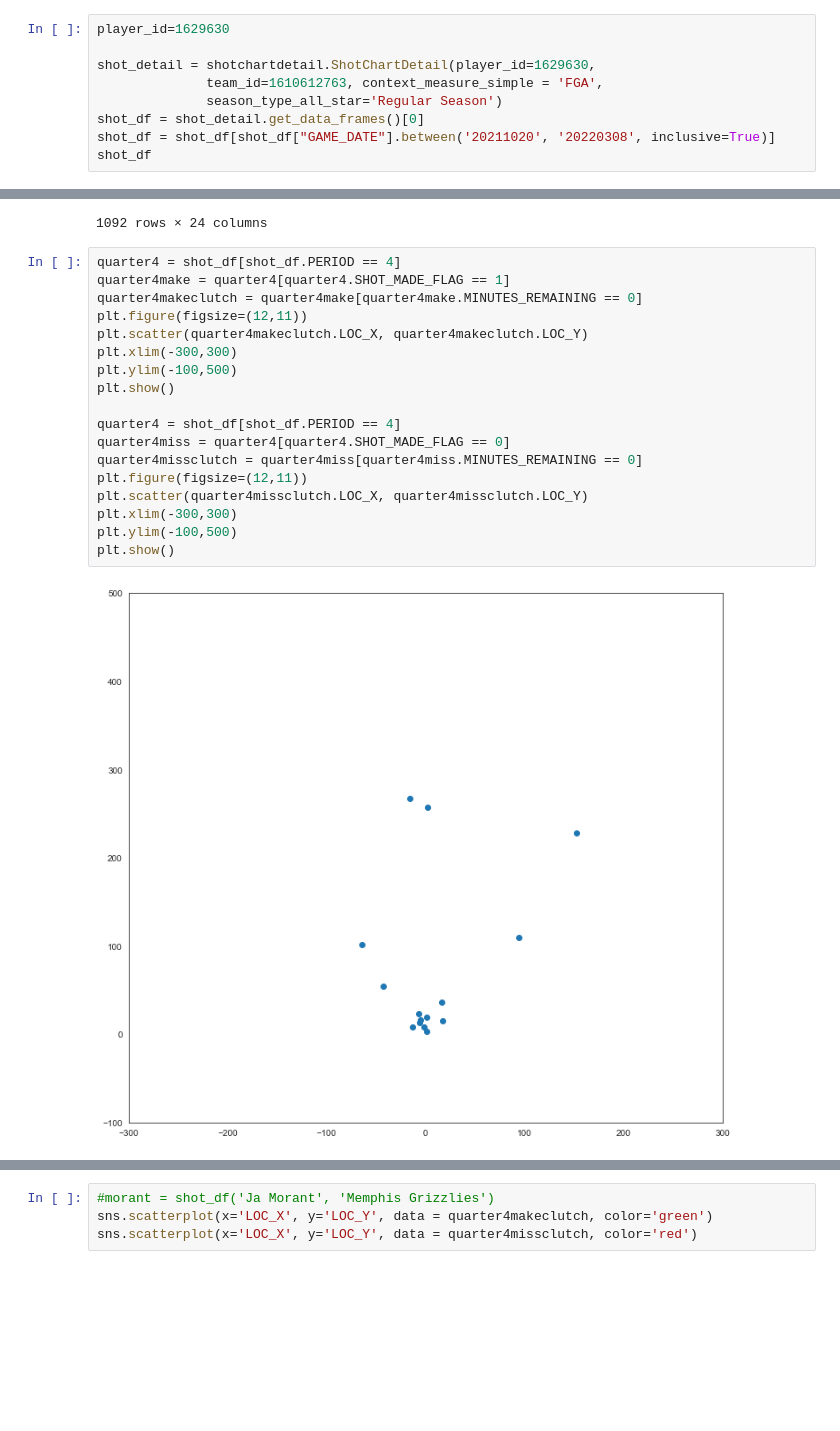
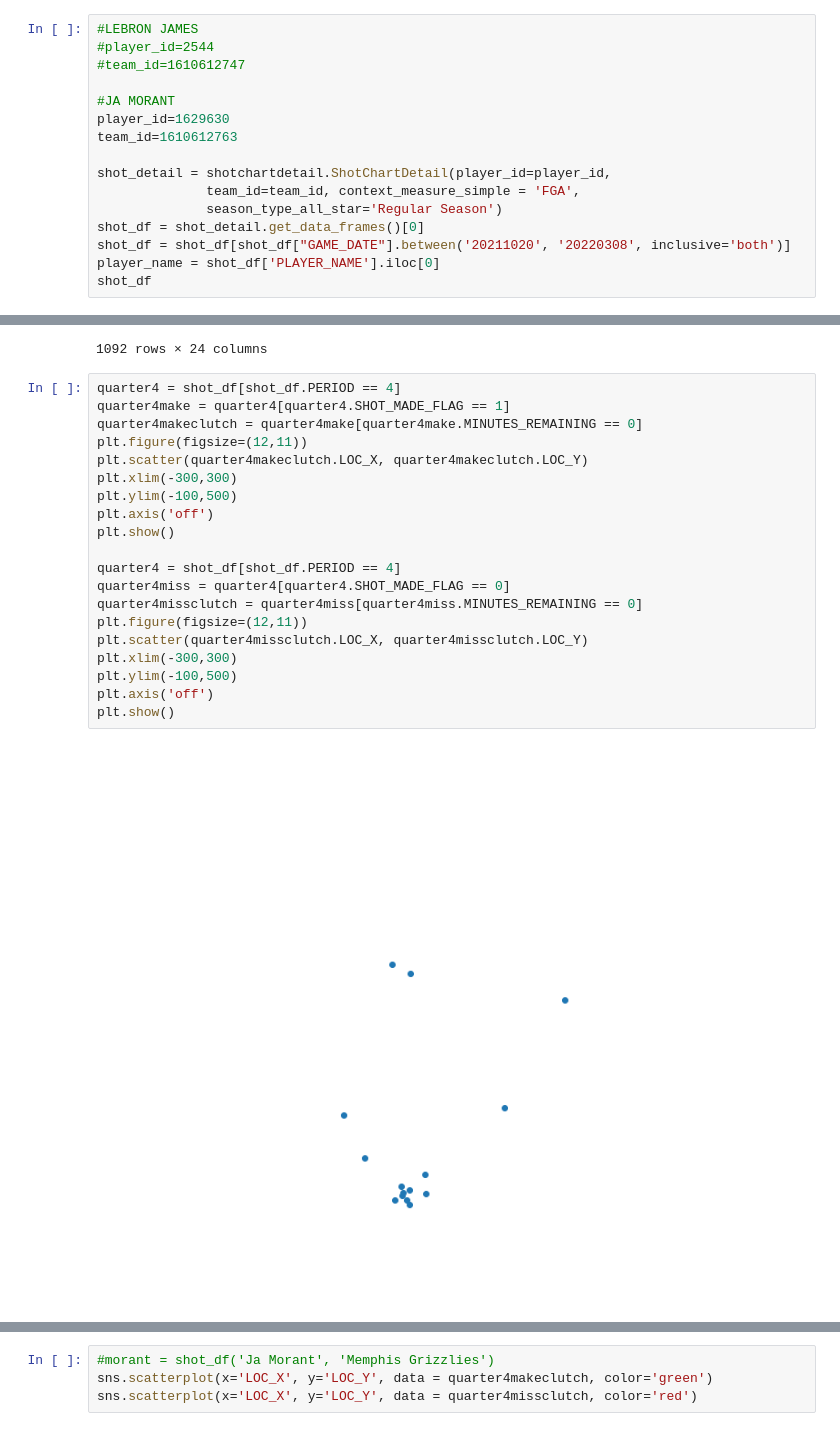
Before and after one commit to AlexFaux/shot_chart, a Jupyter notebook: Shot Chart.ipynb, the cells around one changed output, grey strips where cells are left out. Cells and saved outputs as stored; diff of their text form; blank space fills up the shorter version.

```diff
--- a/Shot Chart.ipynb
+++ b/Shot Chart.ipynb
@@ -21,13 +21,20 @@ from bokeh.plotting import figure
 from math import pi
 import urllib.request
 # %%
+#LEBRON JAMES
+#player_id=2544
+#team_id=1610612747
+
+#JA MORANT
 player_id=1629630
+team_id=1610612763
 
-shot_detail = shotchartdetail.ShotChartDetail(player_id=1629630,
-              team_id=1610612763, context_measure_simple = 'FGA',
+shot_detail = shotchartdetail.ShotChartDetail(player_id=player_id,
+              team_id=team_id, context_measure_simple = 'FGA',
               season_type_all_star='Regular Season')
 shot_df = shot_detail.get_data_frames()[0]
-shot_df = shot_df[shot_df["GAME_DATE"].between('20211020', '20220308', inclusive=True)]
+shot_df = shot_df[shot_df["GAME_DATE"].between('20211020', '20220308', inclusive='both')]
+player_name = shot_df['PLAYER_NAME'].iloc[0]
 shot_df
 # %% [output]
 |  | GRID_TYPE | GAME_ID | GAME_EVENT_ID | PLAYER_ID | PLAYER_NAME | TEAM_ID | TEAM_NAME | PERIOD | ... |
@@ -46,20 +53,22 @@ shot_df
 # %%
 quarter4 = shot_df[shot_df.PERIOD == 4]
 quarter4make = quarter4[quarter4.SHOT_MADE_FLAG == 1]
 quarter4makeclutch = quarter4make[quarter4make.MINUTES_REMAINING == 0]
 plt.figure(figsize=(12,11))
 plt.scatter(quarter4makeclutch.LOC_X, quarter4makeclutch.LOC_Y)
 plt.xlim(-300,300)
 plt.ylim(-100,500)
+plt.axis('off')
 plt.show()
 
 quarter4 = shot_df[shot_df.PERIOD == 4]
 quarter4miss = quarter4[quarter4.SHOT_MADE_FLAG == 0]
 quarter4missclutch = quarter4miss[quarter4miss.MINUTES_REMAINING == 0]
 plt.figure(figsize=(12,11))
 plt.scatter(quarter4missclutch.LOC_X, quarter4missclutch.LOC_Y)
 plt.xlim(-300,300)
 plt.ylim(-100,500)
+plt.axis('off')
 plt.show()
 # %% [output]
-[figure, old version]
+[figure, new version]
```
Also changed, not shown: parts of 3 cells of this notebook, 2 other files.
